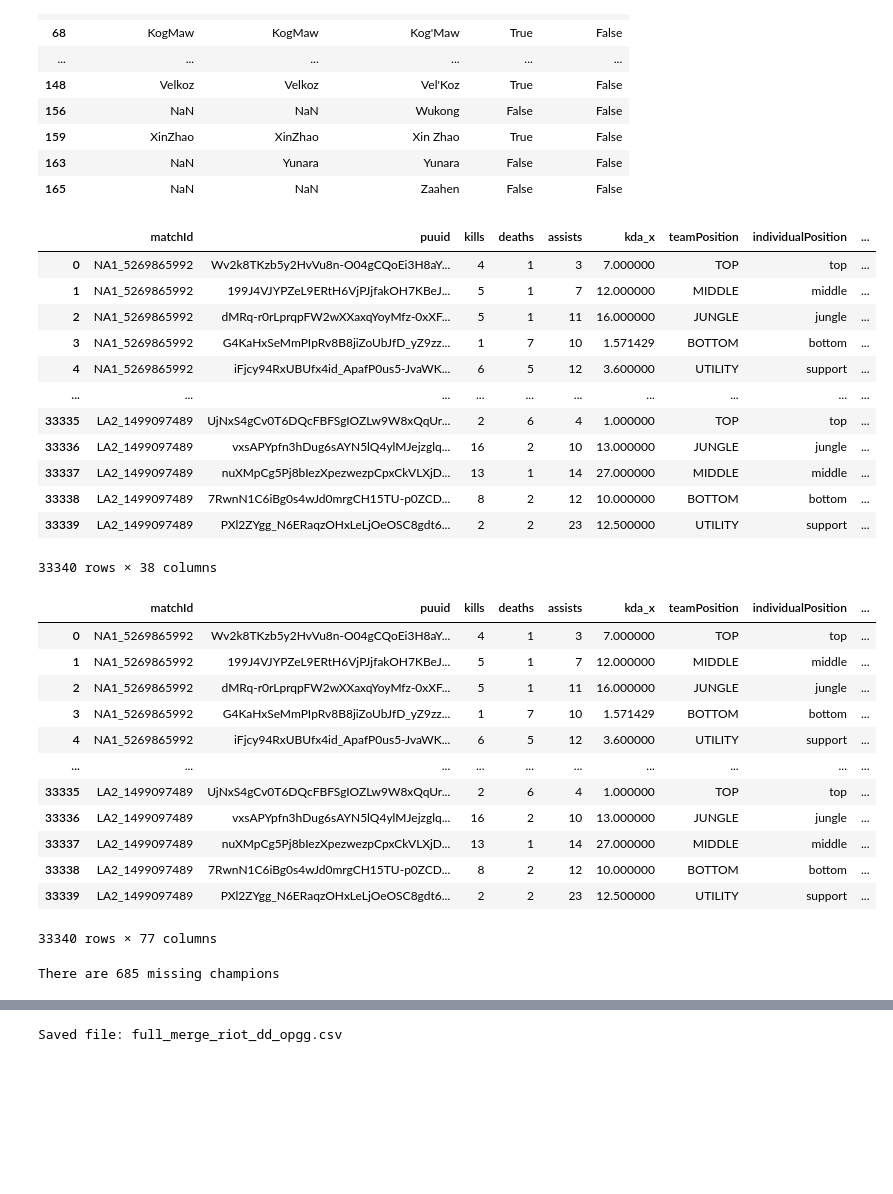
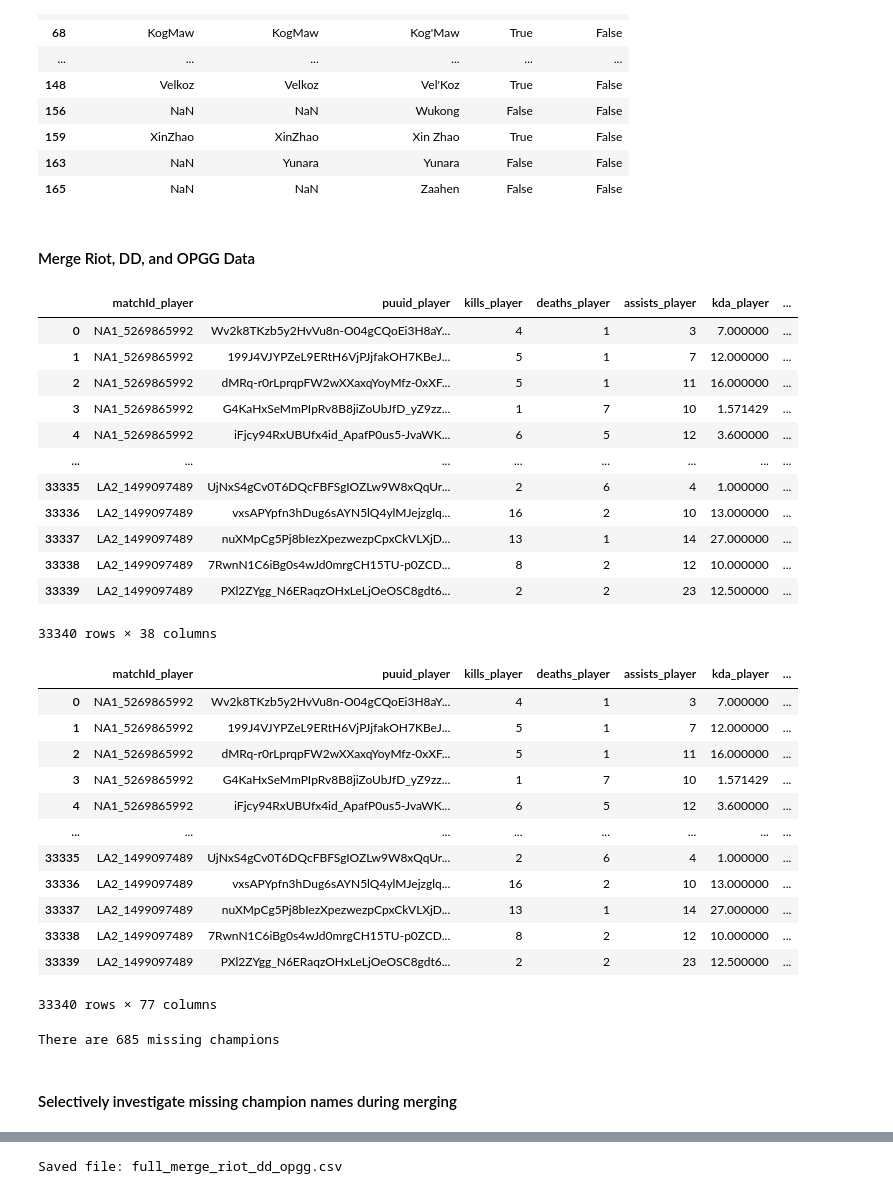
Before and after one commit to lybytes/lol-toxicity-analysis, a Jupyter notebook: ST445_Project_Main v2.ipynb, the cells around one changed output, grey strips where cells are left out. Saved outputs shown, nothing was run; the diff lists cells and outputs as text; code cells hidden in the pictures; blank space fills up the shorter version.

```diff
--- a/ST445_Project_Main v2.ipynb
+++ b/ST445_Project_Main v2.ipynb
@@ -542,3 +533,0 @@ Saved file: opgg_champions_all_positions_challengers.csv
-# %%
-# Display all columns
-pd.set_option('display.max_columns', None)
@@ -738,41 +737,46 @@ riot_name = champion_names[champion_names['Riot==OPGG?']==False]['championName (
 for i in range(len(opgg_name)):
     if pd.notna(opgg_name[i]) and pd.notna(riot_name[i]):
         df.loc[df['champion'] == opgg_name[i], 'champion'] = riot_name[i]
+# %% [markdown]
+#### Merge Riot, DD, and OPGG Data
 # %%
 # Combine Riot Data + OPGG Data
-df_full = pd.merge(df_players, df, left_on=['individualPosition','championName'], right_on=['position','champion'], how='left')
+df_players = df_players.add_suffix('_player')
+df = df.add_suffix('_championPosition')
+df_full = pd.merge(df_players, df, left_on=['individualPosition_player','championName_player'], right_on=['position_championPosition','champion_championPosition'], how='left')
 df_full
 # %% [output]
-|  | matchId | puuid | kills | deaths | assists | kda_x | teamPosition | individualPosition | ... |
-| 0 | NA1_5269865992 | Wv2k8TKzb5y2HvVu8n-O04gCQoEi3H8aY... | 4 | 1 | 3 | 7.000000 | TOP | top | ... |
-| 1 | NA1_5269865992 | 199J4VJYPZeL9ERtH6VjPJjfakOH7KBeJ... | 5 | 1 | 7 | 12.000000 | MIDDLE | middle | ... |
-| 2 | NA1_5269865992 | dMRq-r0rLprqpFW2wXXaxqYoyMfz-0xXF... | 5 | 1 | 11 | 16.000000 | JUNGLE | jungle | ... |
-| 3 | NA1_5269865992 | G4KaHxSeMmPIpRv8B8jiZoUbJfD_yZ9zz... | 1 | 7 | 10 | 1.571429 | BOTTOM | bottom | ... |
-| 4 | NA1_5269865992 | iFjcy94RxUBUfx4id_ApafP0us5-JvaWK... | 6 | 5 | 12 | 3.600000 | UTILITY | support | ... |
-| ... | ... | ... | ... | ... | ... | ... | ... | ... | ... |
-| 33335 | LA2_1499097489 | UjNxS4gCv0T6DQcFBFSgIOZLw9W8xQqUr... | 2 | 6 | 4 | 1.000000 | TOP | top | ... |
-| 33336 | LA2_1499097489 | vxsAPYpfn3hDug6sAYN5lQ4ylMJejzglq... | 16 | 2 | 10 | 13.000000 | JUNGLE | jungle | ... |
-| 33337 | LA2_1499097489 | nuXMpCg5Pj8bIezXpezwezpCpxCkVLXjD... | 13 | 1 | 14 | 27.000000 | MIDDLE | middle | ... |
-| 33338 | LA2_1499097489 | 7RwnN1C6iBg0s4wJd0mrgCH15TU-p0ZCD... | 8 | 2 | 12 | 10.000000 | BOTTOM | bottom | ... |
-| 33339 | LA2_1499097489 | PXl2ZYgg_N6ERaqzOHxLeLjOeOSC8gdt6... | 2 | 2 | 23 | 12.500000 | UTILITY | support | ... |
+|  | matchId_player | puuid_player | kills_player | deaths_player | assists_player | kda_player | ... |
+| 0 | NA1_5269865992 | Wv2k8TKzb5y2HvVu8n-O04gCQoEi3H8aY... | 4 | 1 | 3 | 7.000000 | ... |
+| 1 | NA1_5269865992 | 199J4VJYPZeL9ERtH6VjPJjfakOH7KBeJ... | 5 | 1 | 7 | 12.000000 | ... |
+| 2 | NA1_5269865992 | dMRq-r0rLprqpFW2wXXaxqYoyMfz-0xXF... | 5 | 1 | 11 | 16.000000 | ... |
+| 3 | NA1_5269865992 | G4KaHxSeMmPIpRv8B8jiZoUbJfD_yZ9zz... | 1 | 7 | 10 | 1.571429 | ... |
+| 4 | NA1_5269865992 | iFjcy94RxUBUfx4id_ApafP0us5-JvaWK... | 6 | 5 | 12 | 3.600000 | ... |
+| ... | ... | ... | ... | ... | ... | ... | ... |
+| 33335 | LA2_1499097489 | UjNxS4gCv0T6DQcFBFSgIOZLw9W8xQqUr... | 2 | 6 | 4 | 1.000000 | ... |
+| 33336 | LA2_1499097489 | vxsAPYpfn3hDug6sAYN5lQ4ylMJejzglq... | 16 | 2 | 10 | 13.000000 | ... |
+| 33337 | LA2_1499097489 | nuXMpCg5Pj8bIezXpezwezpCpxCkVLXjD... | 13 | 1 | 14 | 27.000000 | ... |
+| 33338 | LA2_1499097489 | 7RwnN1C6iBg0s4wJd0mrgCH15TU-p0ZCD... | 8 | 2 | 12 | 10.000000 | ... |
+| 33339 | LA2_1499097489 | PXl2ZYgg_N6ERaqzOHxLeLjOeOSC8gdt6... | 2 | 2 | 23 | 12.500000 | ... |
 33340 rows × 38 columns
 # %%
 # Combine Riot Data + OPGG Data + DD Data
-df_full = pd.merge(df_full, df_champion, left_on=['championName'], right_on=['id'], how='left')
+df_champion = df_champion.add_suffix('_championOverall')
+df_full = pd.merge(df_full, df_champion, left_on=['championName_player'], right_on=['id_championOverall'], how='left')
 df_full
 # %% [output]
-|  | matchId | puuid | kills | deaths | assists | kda_x | teamPosition | individualPosition | ... |
-| 0 | NA1_5269865992 | Wv2k8TKzb5y2HvVu8n-O04gCQoEi3H8aY... | 4 | 1 | 3 | 7.000000 | TOP | top | ... |
-| 1 | NA1_5269865992 | 199J4VJYPZeL9ERtH6VjPJjfakOH7KBeJ... | 5 | 1 | 7 | 12.000000 | MIDDLE | middle | ... |
-| 2 | NA1_5269865992 | dMRq-r0rLprqpFW2wXXaxqYoyMfz-0xXF... | 5 | 1 | 11 | 16.000000 | JUNGLE | jungle | ... |
-| 3 | NA1_5269865992 | G4KaHxSeMmPIpRv8B8jiZoUbJfD_yZ9zz... | 1 | 7 | 10 | 1.571429 | BOTTOM | bottom | ... |
-| 4 | NA1_5269865992 | iFjcy94RxUBUfx4id_ApafP0us5-JvaWK... | 6 | 5 | 12 | 3.600000 | UTILITY | support | ... |
-| ... | ... | ... | ... | ... | ... | ... | ... | ... | ... |
-| 33335 | LA2_1499097489 | UjNxS4gCv0T6DQcFBFSgIOZLw9W8xQqUr... | 2 | 6 | 4 | 1.000000 | TOP | top | ... |
-| 33336 | LA2_1499097489 | vxsAPYpfn3hDug6sAYN5lQ4ylMJejzglq... | 16 | 2 | 10 | 13.000000 | JUNGLE | jungle | ... |
-| 33337 | LA2_1499097489 | nuXMpCg5Pj8bIezXpezwezpCpxCkVLXjD... | 13 | 1 | 14 | 27.000000 | MIDDLE | middle | ... |
-| 33338 | LA2_1499097489 | 7RwnN1C6iBg0s4wJd0mrgCH15TU-p0ZCD... | 8 | 2 | 12 | 10.000000 | BOTTOM | bottom | ... |
-| 33339 | LA2_1499097489 | PXl2ZYgg_N6ERaqzOHxLeLjOeOSC8gdt6... | 2 | 2 | 23 | 12.500000 | UTILITY | support | ... |
+|  | matchId_player | puuid_player | kills_player | deaths_player | assists_player | kda_player | ... |
+| 0 | NA1_5269865992 | Wv2k8TKzb5y2HvVu8n-O04gCQoEi3H8aY... | 4 | 1 | 3 | 7.000000 | ... |
+| 1 | NA1_5269865992 | 199J4VJYPZeL9ERtH6VjPJjfakOH7KBeJ... | 5 | 1 | 7 | 12.000000 | ... |
+| 2 | NA1_5269865992 | dMRq-r0rLprqpFW2wXXaxqYoyMfz-0xXF... | 5 | 1 | 11 | 16.000000 | ... |
+| 3 | NA1_5269865992 | G4KaHxSeMmPIpRv8B8jiZoUbJfD_yZ9zz... | 1 | 7 | 10 | 1.571429 | ... |
+| 4 | NA1_5269865992 | iFjcy94RxUBUfx4id_ApafP0us5-JvaWK... | 6 | 5 | 12 | 3.600000 | ... |
+| ... | ... | ... | ... | ... | ... | ... | ... |
+| 33335 | LA2_1499097489 | UjNxS4gCv0T6DQcFBFSgIOZLw9W8xQqUr... | 2 | 6 | 4 | 1.000000 | ... |
+| 33336 | LA2_1499097489 | vxsAPYpfn3hDug6sAYN5lQ4ylMJejzglq... | 16 | 2 | 10 | 13.000000 | ... |
+| 33337 | LA2_1499097489 | nuXMpCg5Pj8bIezXpezwezpCpxCkVLXjD... | 13 | 1 | 14 | 27.000000 | ... |
+| 33338 | LA2_1499097489 | 7RwnN1C6iBg0s4wJd0mrgCH15TU-p0ZCD... | 8 | 2 | 12 | 10.000000 | ... |
+| 33339 | LA2_1499097489 | PXl2ZYgg_N6ERaqzOHxLeLjOeOSC8gdt6... | 2 | 2 | 23 | 12.500000 | ... |
 33340 rows × 77 columns
 # %%
 # Check if any missing champion
@@ -780,4 +784,6 @@ print(f"There are {sum(df_full['champion'].isna())} missing champions")
 # %% [output]
 There are 685 missing champions
+# %% [markdown]
+#### Selectively investigate missing champion names during merging
 # %%
 # Check rows that have missing champions
```
Also changed, not shown: parts of 37 cells of this notebook.
